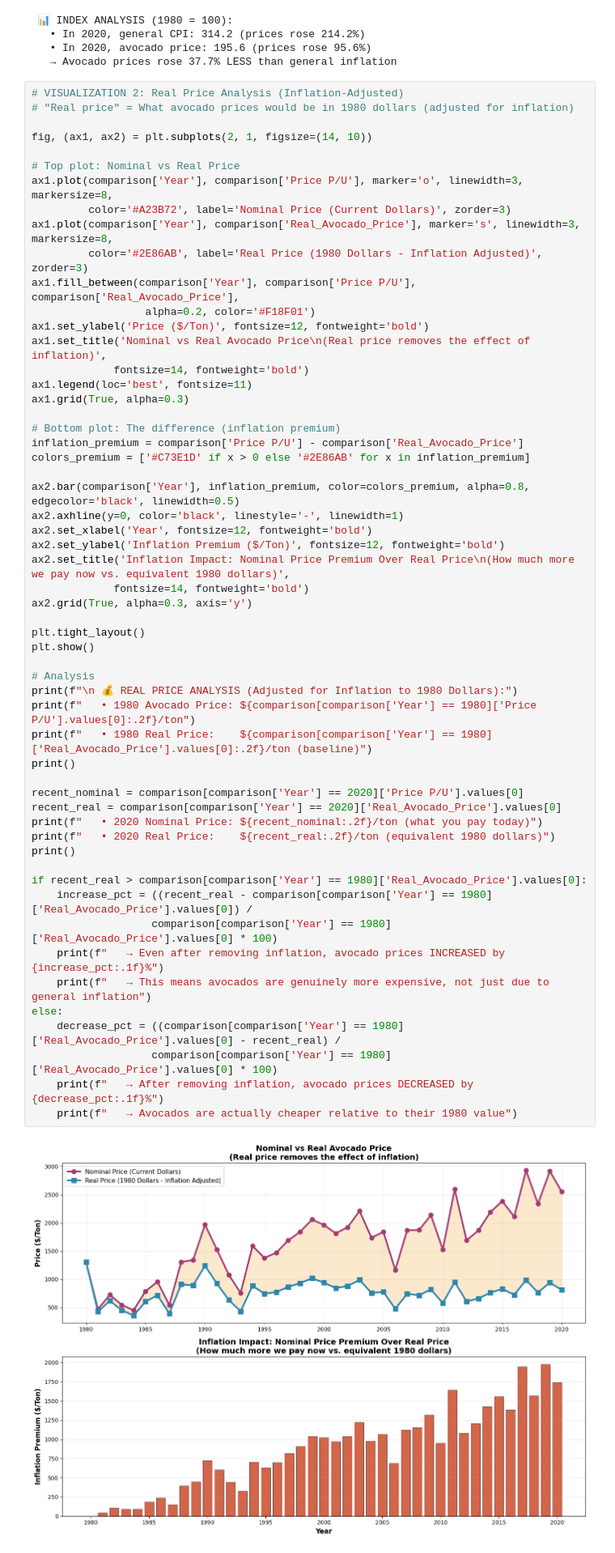
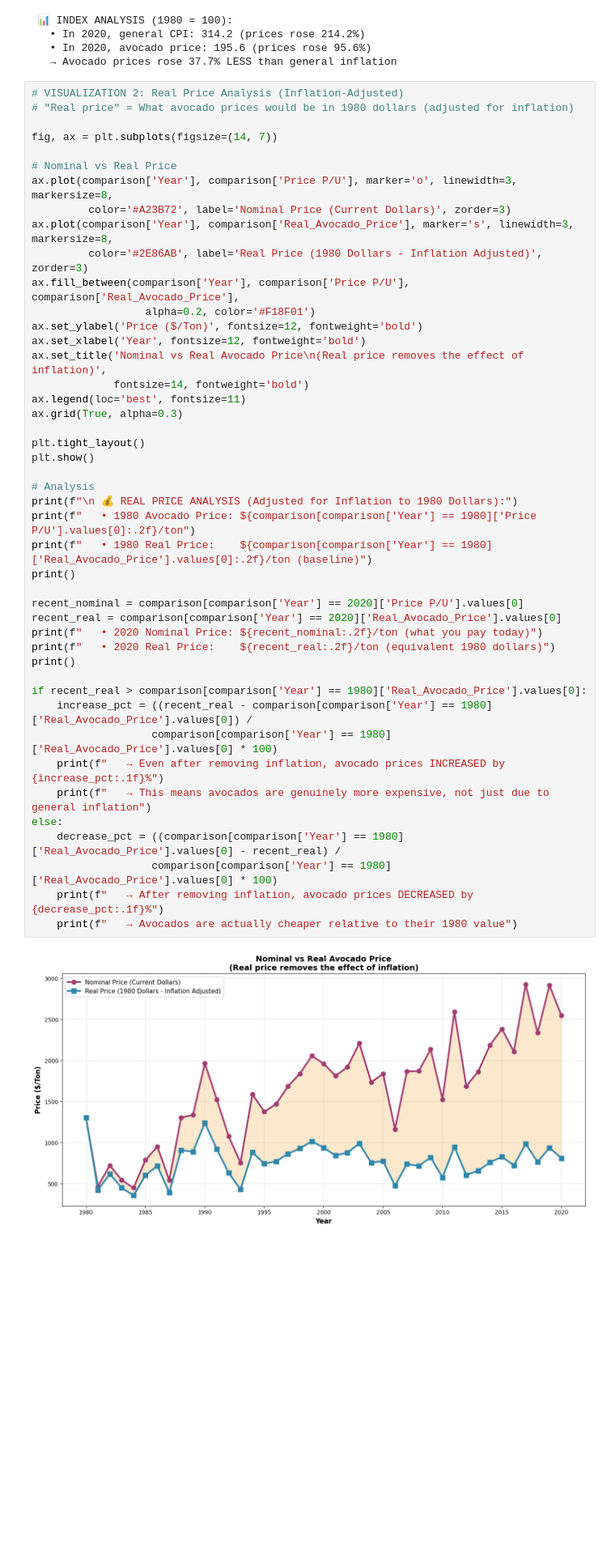
Before and after one commit to katrimik/avocado_vis, a Jupyter notebook: vis.ipynb, the cells around one changed output. Shown at 81% size. Saved outputs shown, nothing was run; the diff lists cells and outputs as text; blank space fills up the shorter version.

```diff
--- a/vis.ipynb
+++ b/vis.ipynb
@@ -1472,60 +1490,49 @@ else:
 # VISUALIZATION 2: Real Price Analysis (Inflation-Adjusted)
 # "Real price" = What avocado prices would be in 1980 dollars (adjusted for inflation)
 
-fig, (ax1, ax2) = plt.subplots(2, 1, figsize=(14, 10))
+fig, ax = plt.subplots(figsize=(14, 7))
 
-# Top plot: Nominal vs Real Price
-ax1.plot(comparison['Year'], comparison['Price P/U'], marker='o', linewidth=3, markersize=8,
+# Nominal vs Real Price
+ax.plot(comparison['Year'], comparison['Price P/U'], marker='o', linewidth=3, markersize=8,
          color='#A23B72', label='Nominal Price (Current Dollars)', zorder=3)
-ax1.plot(comparison['Year'], comparison['Real_Avocado_Price'], marker='s', linewidth=3, markersize=8,
+ax.plot(comparison['Year'], comparison['Real_Avocado_Price'], marker='s', linewidth=3, markersize=8,
          color='#2E86AB', label='Real Price (1980 Dollars - Inflation Adjusted)', zorder=3)
-ax1.fill_between(comparison['Year'], comparison['Price P/U'], comparison['Real_Avocado_Price'],
+ax.fill_between(comparison['Year'], comparison['Price P/U'], comparison['Real_Avocado_Price'],
                   alpha=0.2, color='#F18F01')
-ax1.set_ylabel('Price ($/Ton)', fontsize=12, fontweight='bold')
-ax1.set_title('Nominal vs Real Avocado Price\n(Real price removes the effect of inflation)',
+ax.set_ylabel('Price ($/Ton)', fontsize=12, fontweight='bold')
+ax.set_xlabel('Year', fontsize=12, fontweight='bold')
+ax.set_title('Nominal vs Real Avocado Price\n(Real price removes the effect of inflation)',
              fontsize=14, fontweight='bold')
-ax1.legend(loc='best', fontsize=11)
-ax1.grid(True, alpha=0.3)
-
-# Bottom plot: The difference (inflation premium)
-inflation_premium = comparison['Price P/U'] - comparison['Real_Avocado_Price']
-colors_premium = ['#C73E1D' if x > 0 else '#2E86AB' for x in inflation_premium]
-
-ax2.bar(comparison['Year'], inflation_premium, color=colors_premium, alpha=0.8, edgecolor='black', linewidth=0.5)
-ax2.axhline(y=0, color='black', linestyle='-', linewidth=1)
-ax2.set_xlabel('Year', fontsize=12, fontweight='bold')
-ax2.set_ylabel('Inflation Premium ($/Ton)', fontsize=12, fontweight='bold')
-ax2.set_title('Inflation Impact: Nominal Price Premium Over Real Price\n(How much more we pay now vs. equivalent 1980 dollars)',
-             fontsize=14, fontweight='bold')
-ax2.grid(True, alpha=0.3, axis='y')
+ax.legend(loc='best', fontsize=11)
+ax.grid(True, alpha=0.3)
 
 plt.tight_layout()
 plt.show()
 
 # Analysis
 print(f"\n 💰 REAL PRICE ANALYSIS (Adjusted for Inflation to 1980 Dollars):")
 print(f"   • 1980 Avocado Price: ${comparison[comparison['Year'] == 1980]['Price P/U'].values[0]:.2f}/ton")
 print(f"   • 1980 Real Price:    ${comparison[comparison['Year'] == 1980]['Real_Avocado_Price'].values[0]:.2f}/ton (baseline)")
 print()
 
 recent_nominal = comparison[comparison['Year'] == 2020]['Price P/U'].values[0]
 recent_real = comparison[comparison['Year'] == 2020]['Real_Avocado_Price'].values[0]
 print(f"   • 2020 Nominal Price: ${recent_nominal:.2f}/ton (what you pay today)")
 print(f"   • 2020 Real Price:    ${recent_real:.2f}/ton (equivalent 1980 dollars)")
 print()
 
 if recent_real > comparison[comparison['Year'] == 1980]['Real_Avocado_Price'].values[0]:
     increase_pct = ((recent_real - comparison[comparison['Year'] == 1980]['Real_Avocado_Price'].values[0]) /
                    comparison[comparison['Year'] == 1980]['Real_Avocado_Price'].values[0] * 100)
     print(f"   → Even after removing inflation, avocado prices INCREASED by {increase_pct:.1f}%")
     print(f"   → This means avocados are genuinely more expensive, not just due to general inflation")
 else:
     decrease_pct = ((comparison[comparison['Year'] == 1980]['Real_Avocado_Price'].values[0] - recent_real) /
                    comparison[comparison['Year'] == 1980]['Real_Avocado_Price'].values[0] * 100)
     print(f"   → After removing inflation, avocado prices DECREASED by {decrease_pct:.1f}%")
     print(f"   → Avocados are actually cheaper relative to their 1980 value")
 # %% [output]
-[figure, old version]
+[figure, new version]
  💰 REAL PRICE ANALYSIS (Adjusted for Inflation to 1980 Dollars):
    • 1980 Avocado Price: $1304.45/ton
    • 1980 Real Price:    $1304.45/ton (baseline)
```
Also changed, not shown: parts of 13 cells of this notebook, 1 other file.
